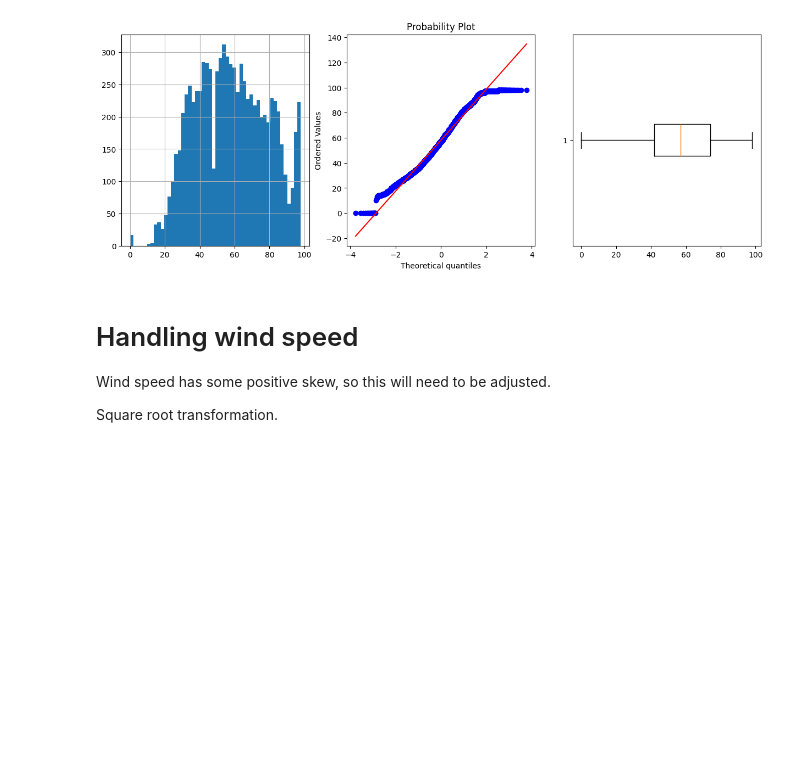
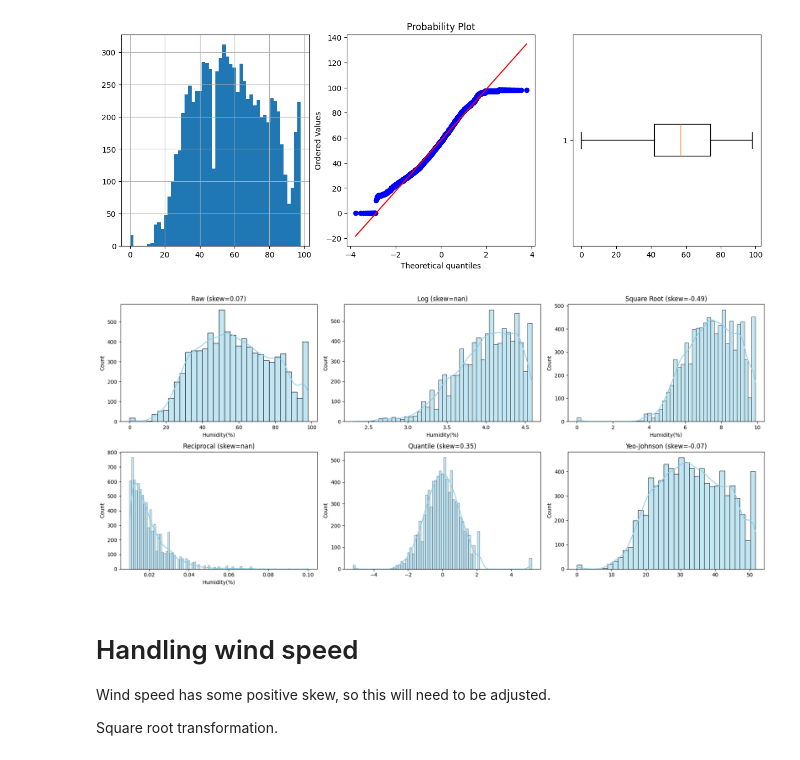
Before and after one commit to ditp01/bicycles-seoul, a Jupyter notebook: notebooks/2.2-ditp-preprocessing-pipeline.ipynb, the cells around one changed output. Saved outputs shown, nothing was run; the diff lists cells and outputs as text; code cells hidden in the pictures; blank space fills up the shorter version.

```diff
--- a/notebooks/2.2-ditp-preprocessing-pipeline.ipynb
+++ b/notebooks/2.2-ditp-preprocessing-pipeline.ipynb
@@ -104,6 +190,10 @@ Humidity also looks broadly fine.
 plotvar(df,'Humidity(%)')
 # %% [output]
 [figure]
+# %%
+transform_and_plot(df, "Humidity(%)")
+# %% [output]
+[figure, added]
 # %% [markdown]
 # Handling wind speed
 
```
Also changed, not shown: parts of 25 cells of this notebook.
